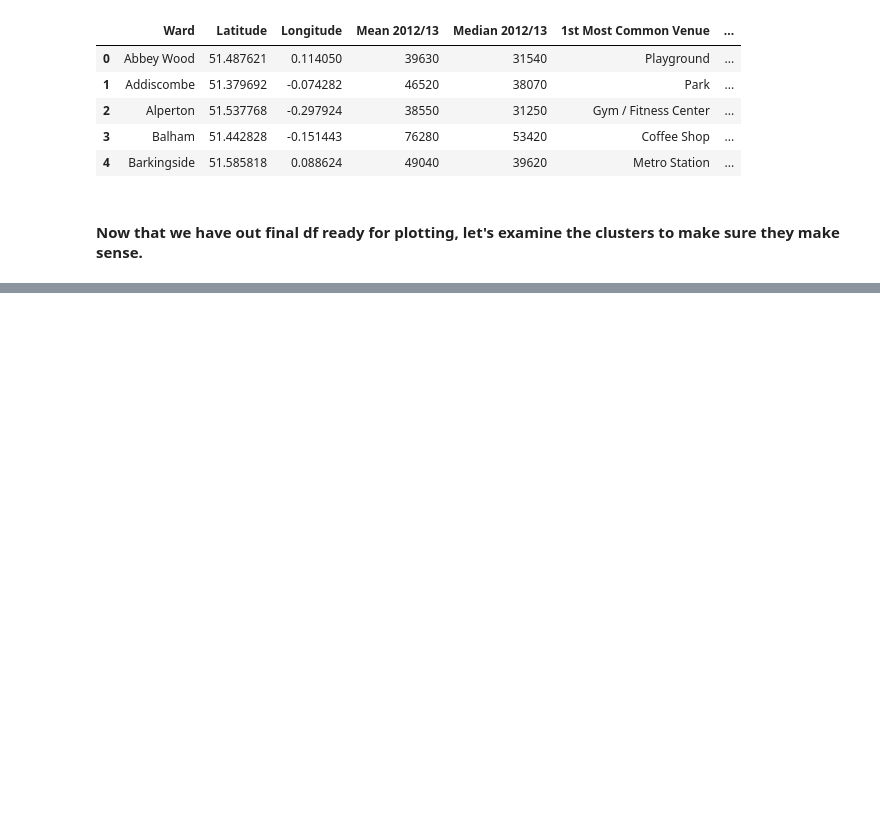
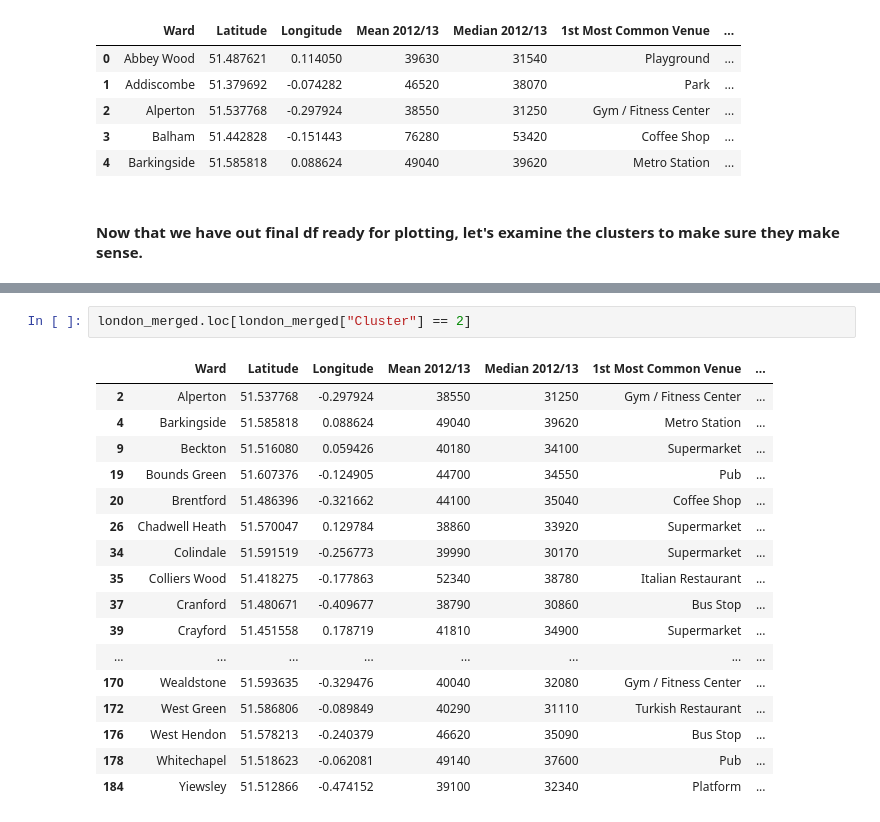
Before and after one commit to blancahuergo/AppliedDataScienceCapstone, a Jupyter notebook: Week 5 Notebook.ipynb, the cells around one changed output, grey strips where cells are left out. Saved outputs shown, nothing was run; the diff lists cells and outputs as text; blank space fills up the shorter version.

```diff
--- a/Week 5 Notebook.ipynb
+++ b/Week 5 Notebook.ipynb
@@ -801,0 +841,20 @@ london_merged.head()
+# %%
+london_merged.loc[london_merged["Cluster"] == 2]
+# %% [output]
+|  | Ward | Latitude | Longitude | Mean 2012/13 | Median 2012/13 | 1st Most Common Venue | ... |
+| 2 | Alperton | 51.537768 | -0.297924 | 38550 | 31250 | Gym / Fitness Center | ... |
+| 4 | Barkingside | 51.585818 | 0.088624 | 49040 | 39620 | Metro Station | ... |
+| 9 | Beckton | 51.516080 | 0.059426 | 40180 | 34100 | Supermarket | ... |
+| 19 | Bounds Green | 51.607376 | -0.124905 | 44700 | 34550 | Pub | ... |
+| 20 | Brentford | 51.486396 | -0.321662 | 44100 | 35040 | Coffee Shop | ... |
+| 26 | Chadwell Heath | 51.570047 | 0.129784 | 38860 | 33920 | Supermarket | ... |
+| 34 | Colindale | 51.591519 | -0.256773 | 39990 | 30170 | Supermarket | ... |
+| 35 | Colliers Wood | 51.418275 | -0.177863 | 52340 | 38780 | Italian Restaurant | ... |
+| 37 | Cranford | 51.480671 | -0.409677 | 38790 | 30860 | Bus Stop | ... |
+| 39 | Crayford | 51.451558 | 0.178719 | 41810 | 34900 | Supermarket | ... |
+| ... | ... | ... | ... | ... | ... | ... | ... |
+| 170 | Wealdstone | 51.593635 | -0.329476 | 40040 | 32080 | Gym / Fitness Center | ... |
+| 172 | West Green | 51.586806 | -0.089849 | 40290 | 31110 | Turkish Restaurant | ... |
+| 176 | West Hendon | 51.578213 | -0.240379 | 46620 | 35090 | Bus Stop | ... |
+| 178 | Whitechapel | 51.518623 | -0.062081 | 49140 | 37600 | Pub | ... |
+| 184 | Yiewsley | 51.512866 | -0.474152 | 39100 | 32340 | Platform | ... |
```
Also changed, not shown: parts of 12 cells of this notebook.
